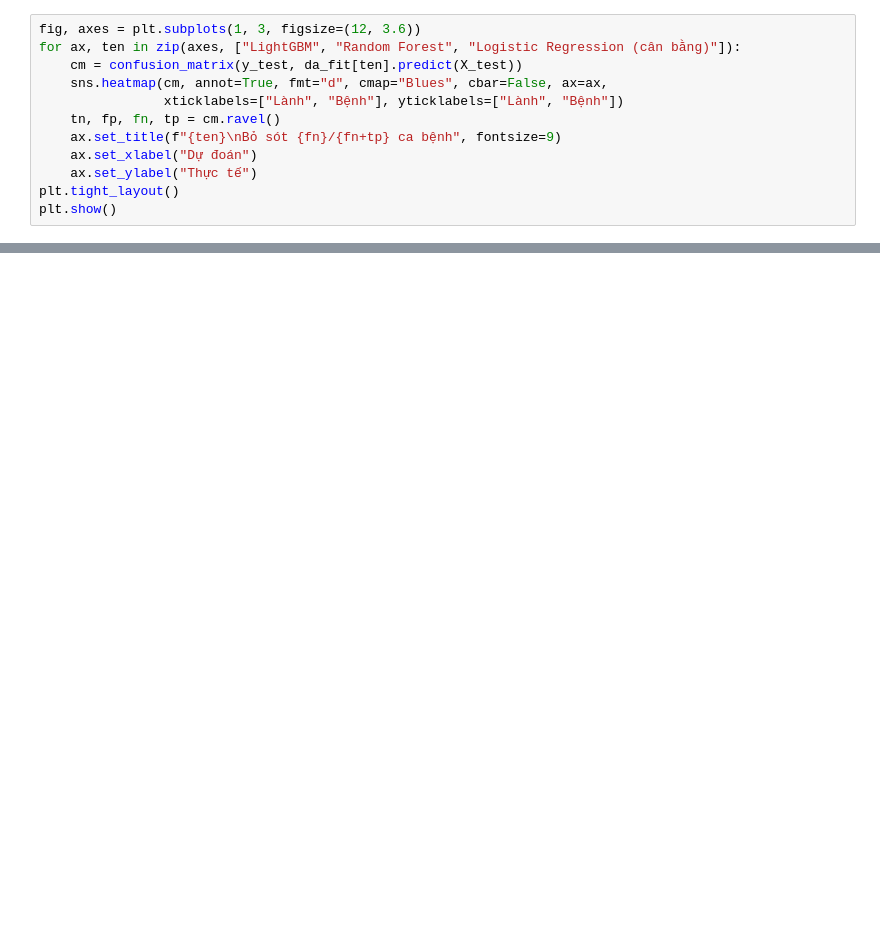
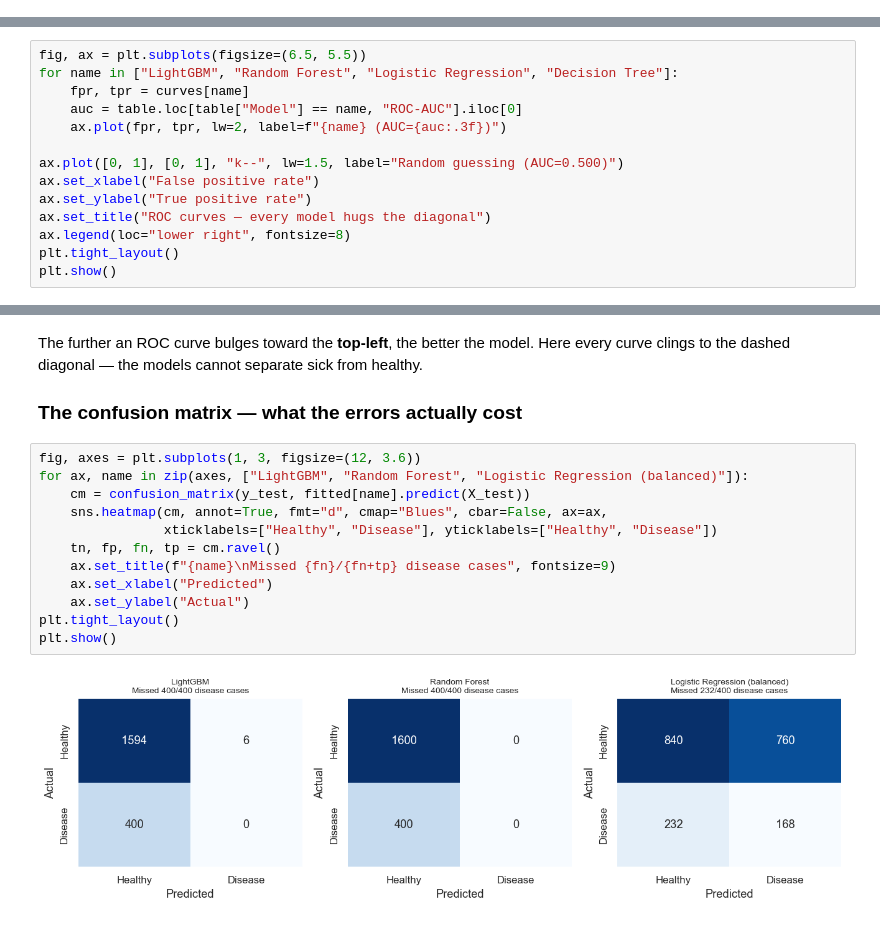
Before and after one commit to HuyPhung268/heart-disease-demo, a Jupyter notebook: notebooks/heart_disease_walkthrough.ipynb, the cells around one changed output, grey strips where cells are left out. Saved outputs shown, nothing was run; the diff lists cells and outputs as text; blank space fills up the shorter version.

```diff
--- a/notebooks/heart_disease_walkthrough.ipynb
+++ b/notebooks/heart_disease_walkthrough.ipynb
@@ -560,12 +0,0 @@ bám sát đường chéo đứt nét — mô hình không phân biệt được
-# %%
-fig, axes = plt.subplots(1, 3, figsize=(12, 3.6))
-for ax, ten in zip(axes, ["LightGBM", "Random Forest", "Logistic Regression (cân bằng)"]):
-    cm = confusion_matrix(y_test, da_fit[ten].predict(X_test))
-    sns.heatmap(cm, annot=True, fmt="d", cmap="Blues", cbar=False, ax=ax,
-                xticklabels=["Lành", "Bệnh"], yticklabels=["Lành", "Bệnh"])
-    tn, fp, fn, tp = cm.ravel()
-    ax.set_title(f"{ten}\nBỏ sót {fn}/{fn+tp} ca bệnh", fontsize=9)
-    ax.set_xlabel("Dự đoán")
-    ax.set_ylabel("Thực tế")
-plt.tight_layout()
-plt.show()
@@ -841,0 +549,14 @@ So sánh ROC-AUC với kết quả ở đây. Bạn rút ra kết luận gì?
+# %%
+fig, ax = plt.subplots(figsize=(6.5, 5.5))
+for name in ["LightGBM", "Random Forest", "Logistic Regression", "Decision Tree"]:
+    fpr, tpr = curves[name]
+    auc = table.loc[table["Model"] == name, "ROC-AUC"].iloc[0]
+    ax.plot(fpr, tpr, lw=2, label=f"{name} (AUC={auc:.3f})")
+
+ax.plot([0, 1], [0, 1], "k--", lw=1.5, label="Random guessing (AUC=0.500)")
+ax.set_xlabel("False positive rate")
+ax.set_ylabel("True positive rate")
+ax.set_title("ROC curves — every model hugs the diagonal")
+ax.legend(loc="lower right", fontsize=8)
+plt.tight_layout()
+plt.show()
@@ -841,0 +565,20 @@ So sánh ROC-AUC với kết quả ở đây. Bạn rút ra kết luận gì?
+# %% [markdown]
+The further an ROC curve bulges toward the **top-left**, the better the model. Here
+every curve clings to the dashed diagonal — the models cannot separate sick from
+healthy.
+
+### The confusion matrix — what the errors actually cost
+# %%
+fig, axes = plt.subplots(1, 3, figsize=(12, 3.6))
+for ax, name in zip(axes, ["LightGBM", "Random Forest", "Logistic Regression (balanced)"]):
+    cm = confusion_matrix(y_test, fitted[name].predict(X_test))
+    sns.heatmap(cm, annot=True, fmt="d", cmap="Blues", cbar=False, ax=ax,
+                xticklabels=["Healthy", "Disease"], yticklabels=["Healthy", "Disease"])
+    tn, fp, fn, tp = cm.ravel()
+    ax.set_title(f"{name}\nMissed {fn}/{fn+tp} disease cases", fontsize=9)
+    ax.set_xlabel("Predicted")
+    ax.set_ylabel("Actual")
+plt.tight_layout()
+plt.show()
+# %% [output]
+[figure, added]
```
Also changed, not shown: parts of 112 cells of this notebook, 14 other files.
